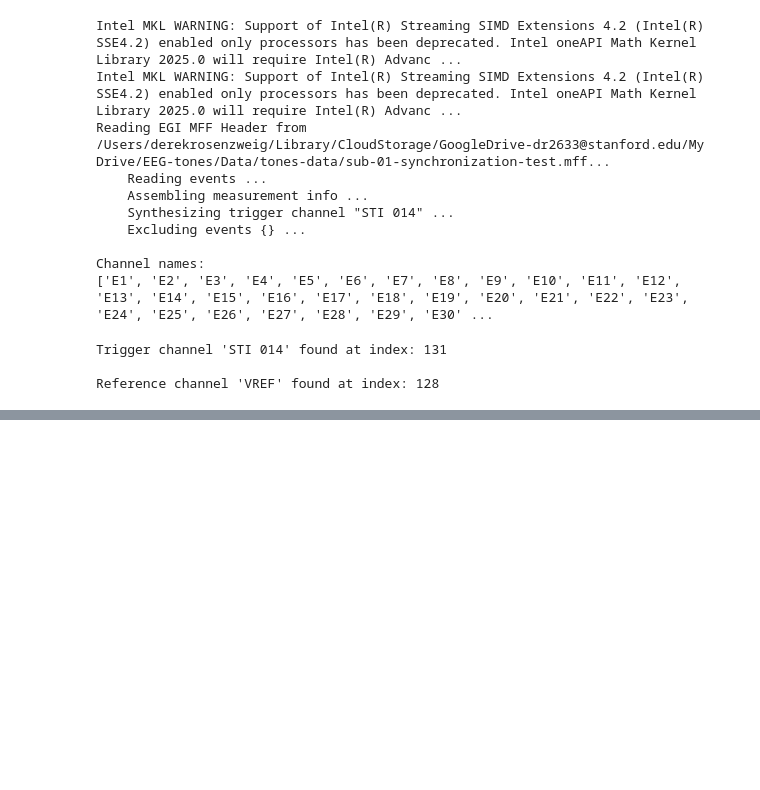
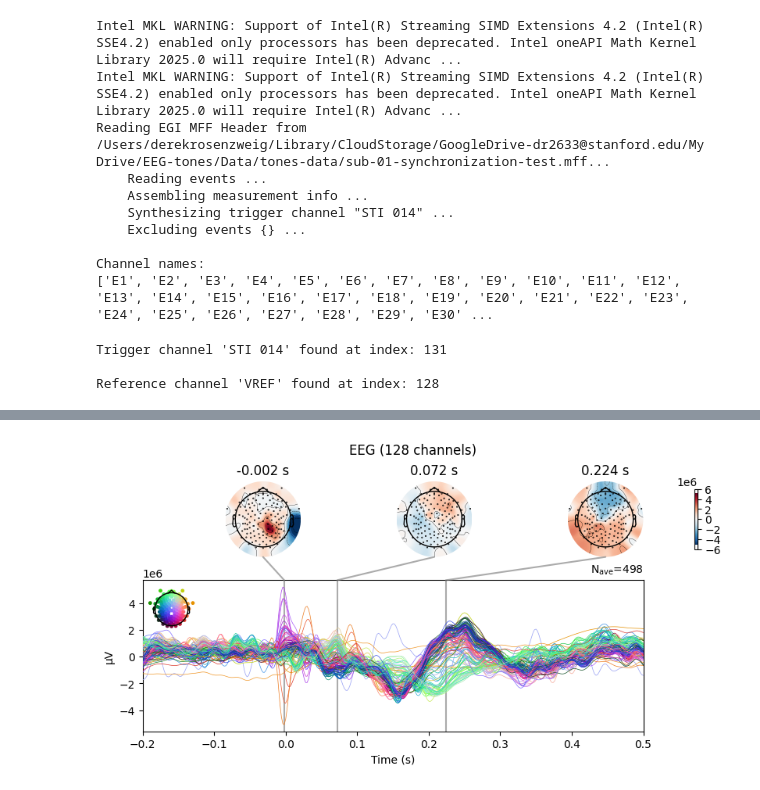
Before and after one commit to dr2633/EEG-Preprocessing, a Jupyter notebook: synchronization-scripts/eeg-tones.ipynb, the cells around one changed output, grey strips where cells are left out. Cells and saved outputs as stored; diff of their text form; code cells hidden in the pictures; blank space fills up the shorter version.

```diff
--- a/synchronization-scripts/eeg-tones.ipynb
+++ b/synchronization-scripts/eeg-tones.ipynb
@@ -90,0 +114,69 @@ plt.show()
+# %%
+import mne
+import numpy as np
+from scipy.stats import zscore
+import matplotlib.pyplot as plt
+
+# Load the EEG data with preload=True to load it into memory
+raw = mne.io.read_raw_egi(file, preload=True)
+
+# Set 'VREF' as the reference electrode
+raw.set_eeg_reference(ref_channels=['VREF'])
+
+# 1. Filtering
+# Apply a bandpass filter to remove noise (e.g., 1-40 Hz)
+raw.filter(l_freq=1.0, h_freq=40.0)
+
+# 2. Z-scoring the data
+data = raw.get_data()  # Get the EEG data
+zscored_data = zscore(data, axis=0)  # Z-score across time for each electrode
+
+# 3. Bad Channel Identification and Interpolation using Z-scored data
+# Calculate mean and standard deviation across all electrodes (after z-scoring)
+mean_data = np.mean(zscored_data, axis=1)  # Mean should be near 0 after z-scoring
+std_data = np.std(zscored_data, axis=1)  # Std should be near 1 after z-scoring
+
+# Define threshold for identifying bad electrodes (e.g., 5 SD)
+threshold = 5  # Using 5 SD as the threshold in z-scored data
+
+# Find indices of electrodes exceeding the threshold
+bad_indices = np.where(np.abs(mean_data) > threshold)[0]
+
+# Convert indices to channel names
+bad_channels = [raw.ch_names[idx] for idx in bad_indices]
+print(f"Bad channels identified: {bad_channels}")
+
+# Interpolate bad electrodes
+raw.info['bads'] = bad_channels
+raw.interpolate_bads()
+
+# 4. Epoching
+events = mne.find_events(raw)
+
+# Select only the first 500 events
+events = events[:500]
+
+# Define epoch parameters (e.g., -0.2 to 0.5 seconds around events)
+tmin = -0.2
+tmax = 0.5
+epochs = mne.Epochs(raw, events, event_id=1, tmin=tmin, tmax=tmax, baseline=(None, 0), preload=True)
+
+# Drop specified channels after epoching
+channels_to_remove = ['VREF', 'DIN1', 'DIN2', 'STI 014']
+epochs.drop_channels(channels_to_remove)
+
+# Calculate the evoked response
+evoked = epochs.average()
+
+# Z-score the evoked data
+evoked._data = zscore(evoked._data, axis=1)
+
+# Plot the evoked response
+fig = evoked.plot_joint()
+
+# Add a dashed grey line at t = 0
+for ax in fig.axes:
+    ax.axvline(x=0, color='grey', linestyle='--', linewidth=1.5)
+
+plt.show()
+# %% [output]
@@ -90,0 +214 @@ plt.show()
+[figure, added]
```
Also changed, not shown: parts of 3 cells of this notebook.
